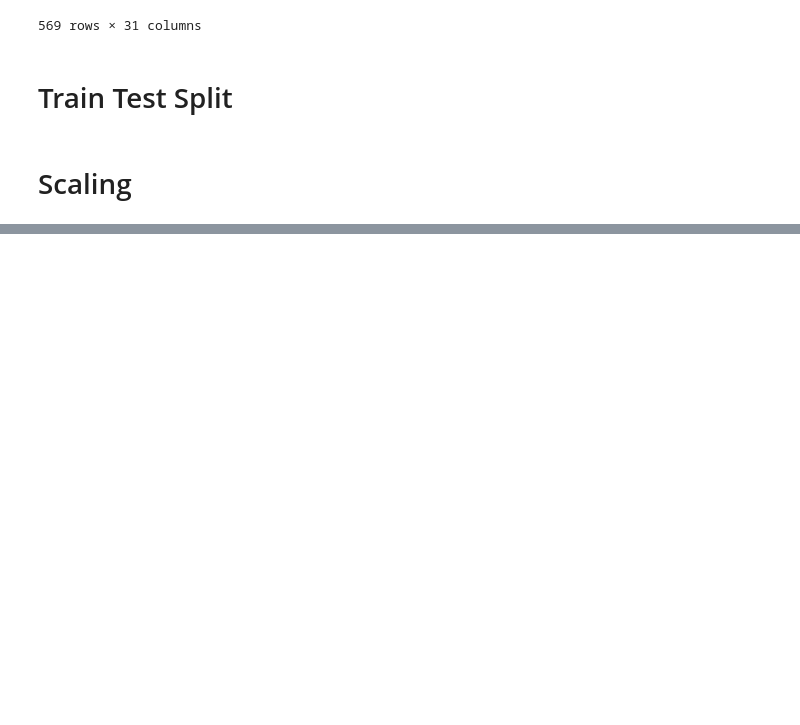
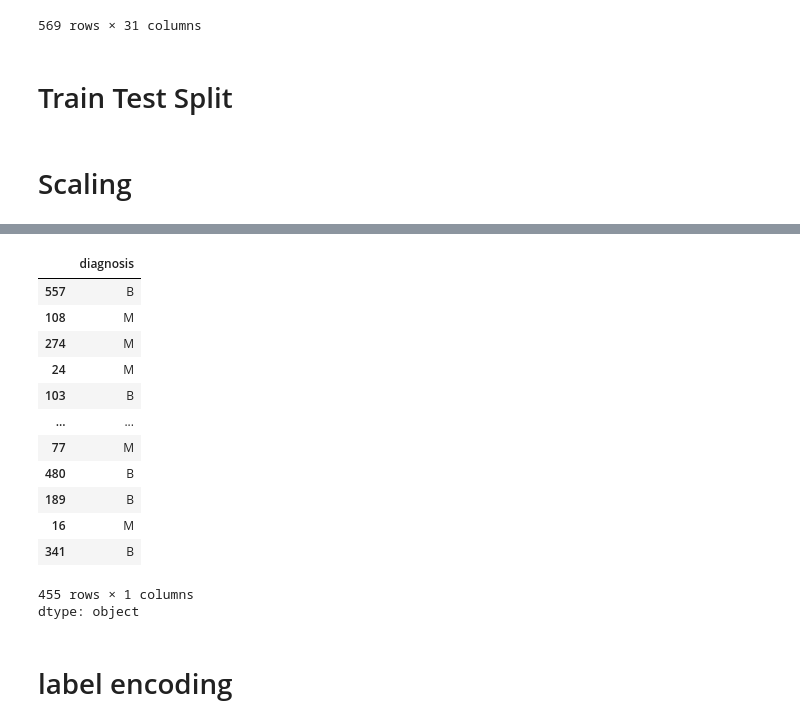
Before and after one commit to codevalhalla/ml_dl_breast_cancer, a Jupyter notebook: breast_cancer_prediction_nn.ipynb, the cells around one changed output, grey strips where cells are left out. Drawn from its saved outputs; the diff is of its cells as text; code cells hidden in the pictures; blank space fills up the shorter version.

```diff
--- a/breast_cancer_prediction_nn.ipynb
+++ b/breast_cancer_prediction_nn.ipynb
@@ -52,0 +69,19 @@ X_test = scaler.transform(X_test)
+# %%
+y_train
+# %% [output]
+|  | diagnosis |
+| 557 | B |
+| 108 | M |
+| 274 | M |
+| 24 | M |
+| 103 | B |
+| ... | ... |
+| 77 | M |
+| 480 | B |
+| 189 | B |
+| 16 | M |
+| 341 | B |
+455 rows × 1 columns
+dtype: object
+# %% [markdown]
+# label encoding
```
Also changed, not shown: parts of 4 cells of this notebook.
